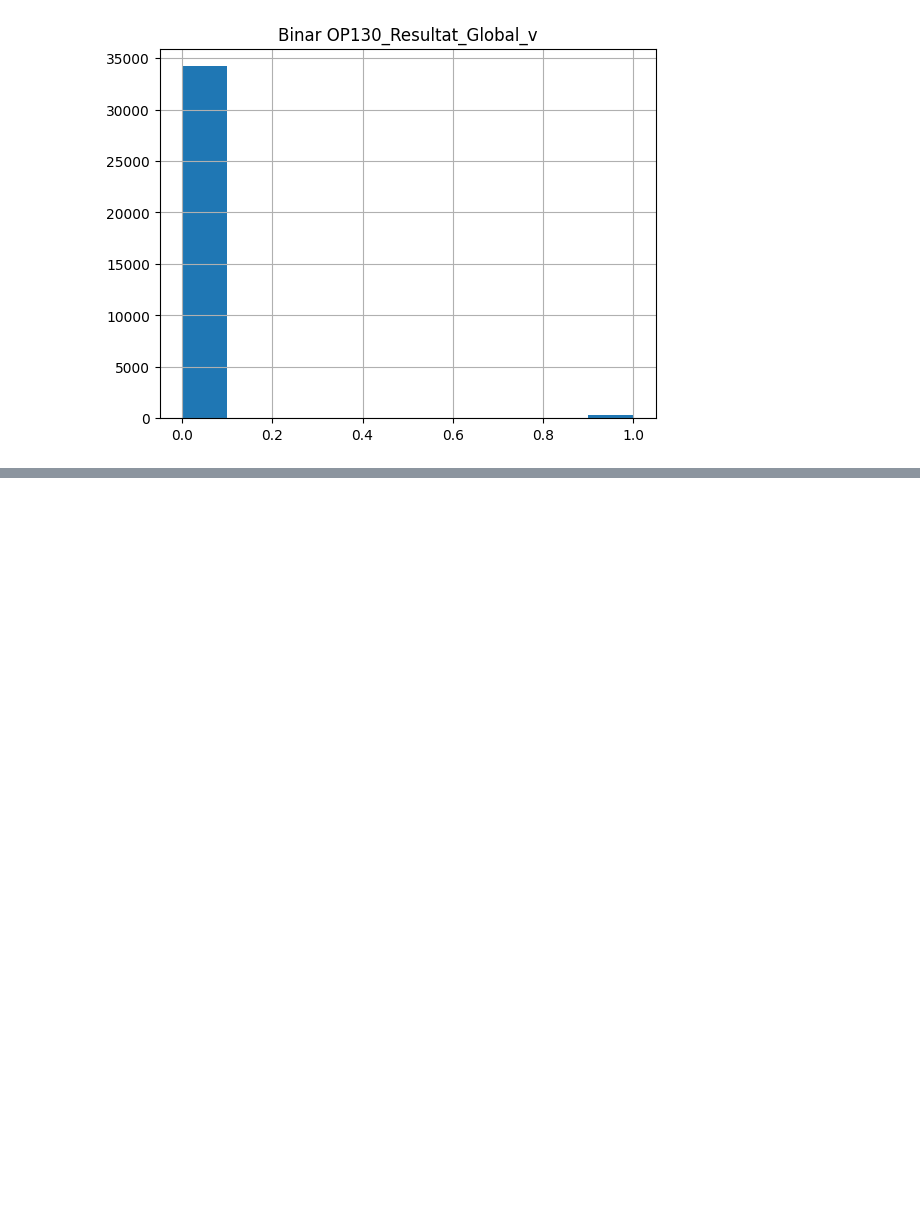
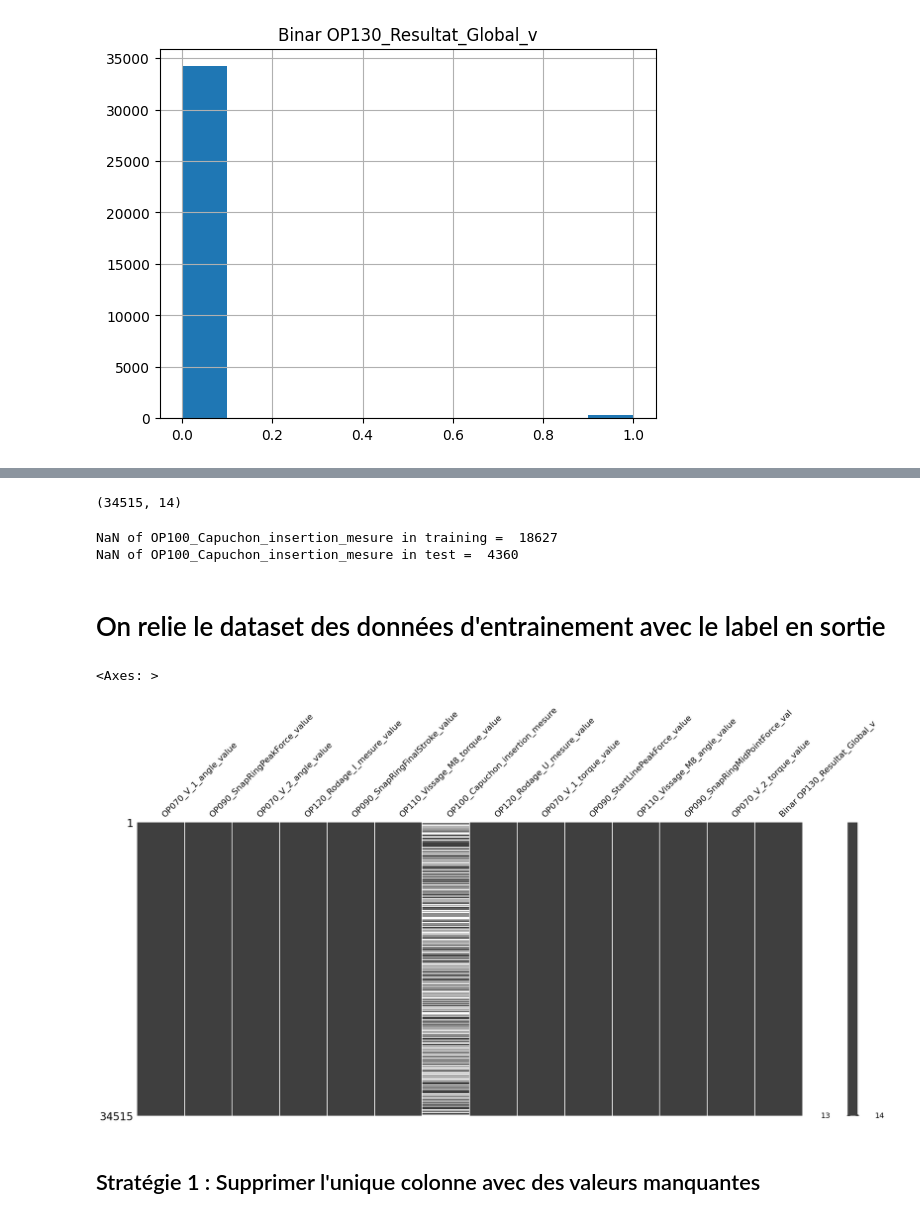
Before and after one commit to TonioHathos/AI_Valeo, a Jupyter notebook: Pre_processing_dataset_clement.ipynb, the cells around one changed output, grey strips where cells are left out. Drawn from its saved outputs; the diff is of its cells as text; code cells hidden in the pictures; blank space fills up the shorter version.

```diff
--- a/Pre_processing_dataset_clement.ipynb
+++ b/Pre_processing_dataset_clement.ipynb
@@ -196,0 +212,23 @@ array([[<Axes: title={'center': 'Binar OP130_Resultat_Global_v'}>]],
+# %%
+df_training_inputs.shape
+# %% [output]
+(34515, 14)
+# %%
+print("NaN of OP100_Capuchon_insertion_mesure in training = ", df_training_inputs['OP100_Capuchon_insertion_mesure'].isna().sum() )
+print("NaN of OP100_Capuchon_insertion_mesure in test = ", df_test_inputs['OP100_Capuchon_insertion_mesure'].isna().sum() )
+# %% [output]
+NaN of OP100_Capuchon_insertion_mesure in training =  18627
+NaN of OP100_Capuchon_insertion_mesure in test =  4360
+# %% [markdown]
+# On relie le dataset des données d'entrainement avec le label en sortie
+# %%
+df_training = pd.merge(df_training_inputs, df_training_output, on='PROC_TRACEINFO')
+# %%
+df_training = df_training.drop(columns=["PROC_TRACEINFO"])
+# %%
+msno.matrix(df_training)
+# %% [output]
+<Axes: >
+[figure, added]
+# %% [markdown]
+## Stratégie 1 : Supprimer l'unique colonne avec des valeurs manquantes
```
Also changed, not shown: parts of 29 cells of this notebook.
